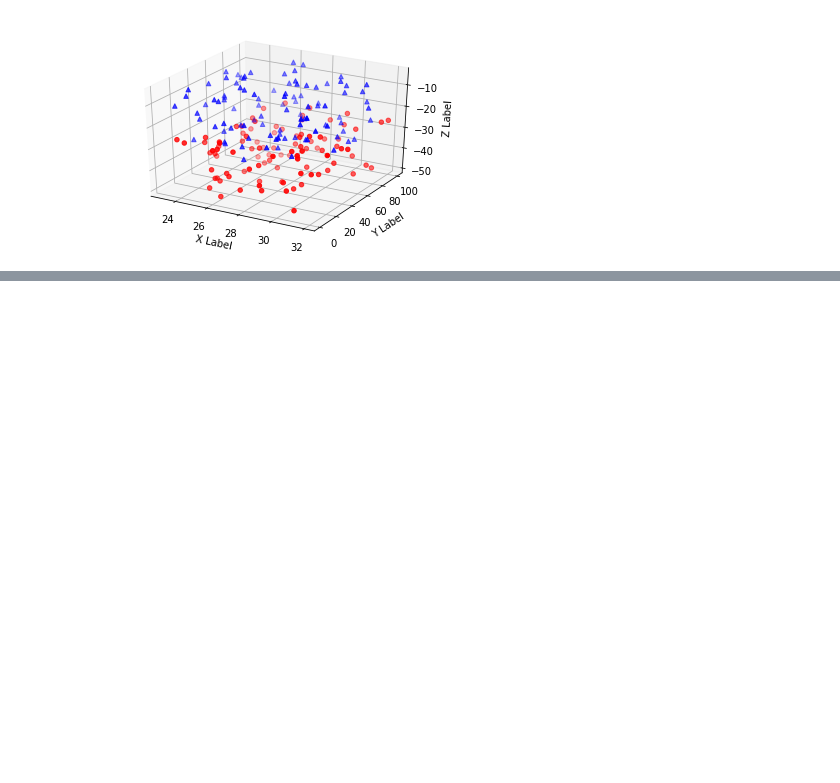
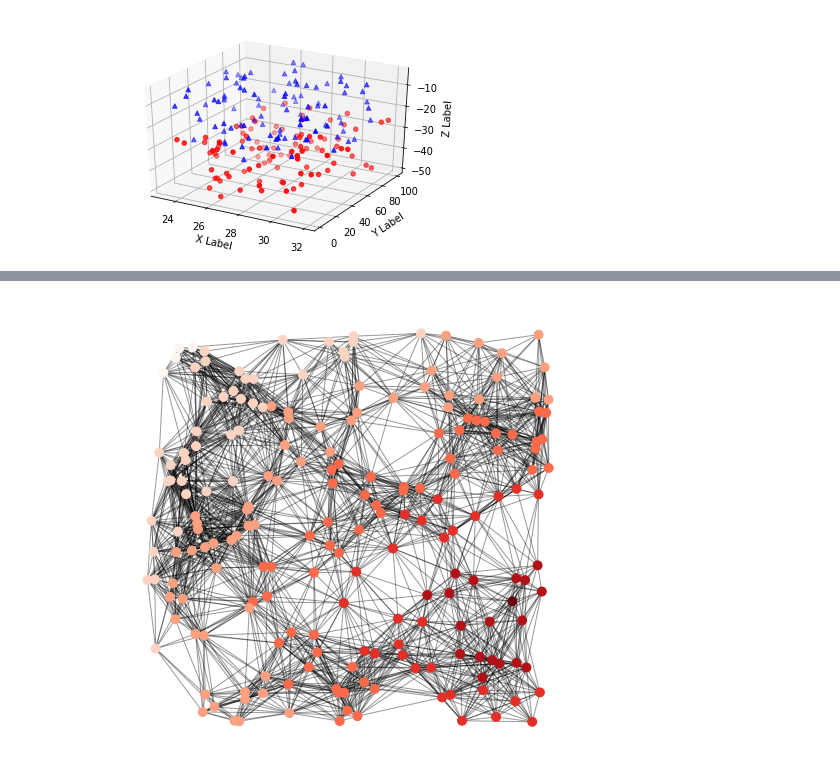
Before and after one commit to priyanshu2411/data-science-handbook-practice, a Jupyter notebook: day 1 practice.ipynb, the cells around one changed output, grey strips where cells are left out. Cells and saved outputs as stored; diff of their text form; code cells hidden in the pictures; blank space fills up the shorter version.

```diff
--- a/day 1 practice.ipynb
+++ b/day 1 practice.ipynb
@@ -153,0 +172,15 @@ plt.show()
+# %%
+# color by path length from node near center
+p = dict(nx.single_source_shortest_path_length(G, ncenter))
+plt.figure(figsize=(8, 8))
+nx.draw_networkx_edges(G, pos, nodelist=[ncenter], alpha=0.4)
+nx.draw_networkx_nodes(G, pos, nodelist=list(p.keys()),node_size=80,
+                       node_color=list(p.values()),
+                       cmap=plt.cm.Reds_r)
+
+plt.xlim(-0.05, 1.05)
+plt.ylim(-0.05, 1.05)
+plt.axis('off')
+plt.show()
+# %% [output]
+[figure, added]
```
Also changed, not shown: parts of 6 cells of this notebook.
